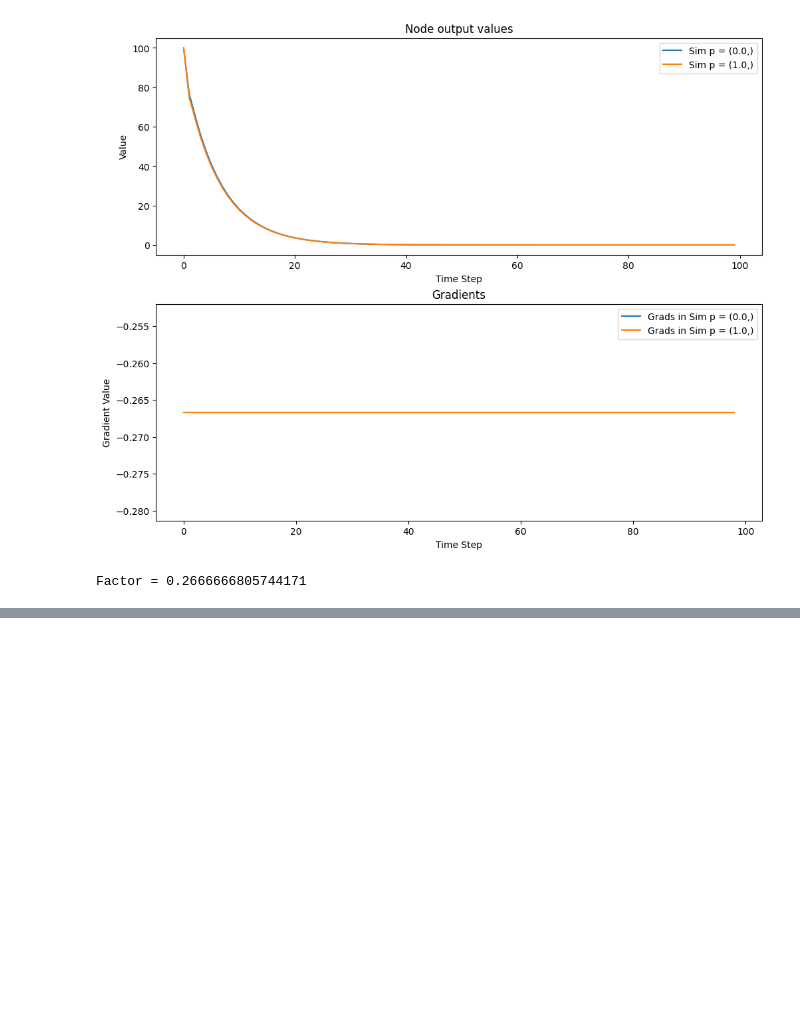
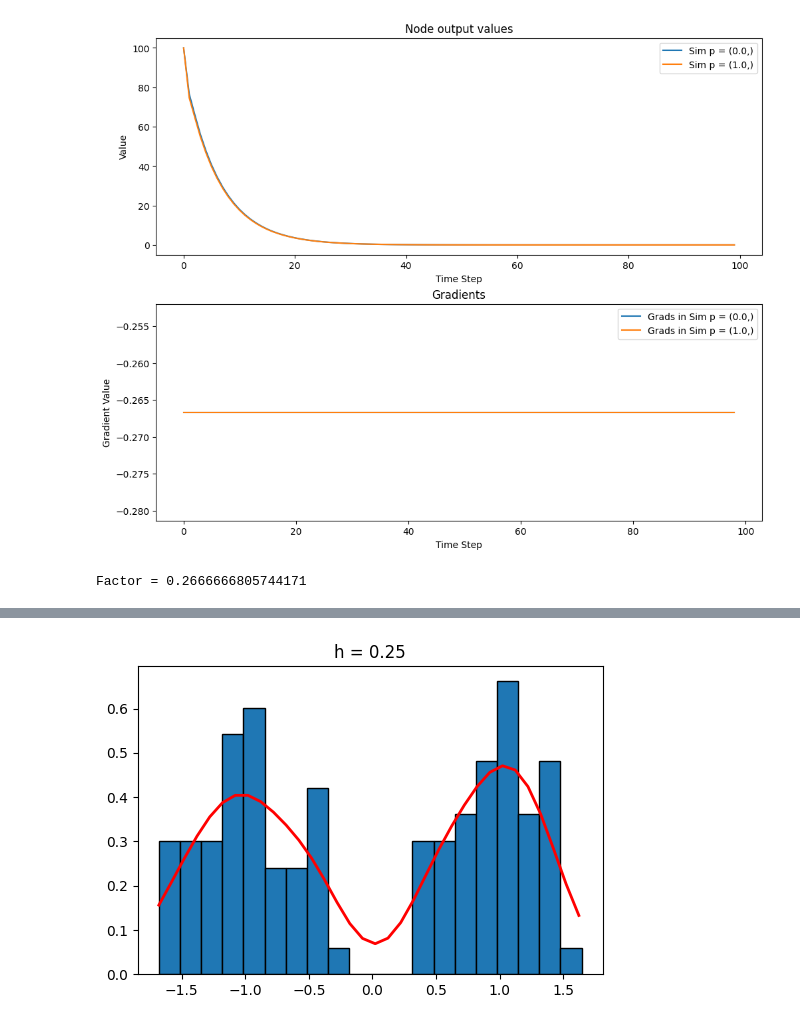
Before and after one commit to humancompatible/interconnect, a Jupyter notebook: examples/basic_simulation.ipynb, the cells around one changed output, grey strips where cells are left out. Cells and saved outputs as stored; diff of their text form; code cells hidden in the pictures; blank space fills up the shorter version.

```diff
--- a/examples/basic_simulation.ipynb
+++ b/examples/basic_simulation.ipynb
@@ -239,0 +246,5 @@ Factor = 0.2666666805744171
+# %%
+dist = Distribution(Sim, 300.0)
+distribution2 = dist.get_distribution(h=0.25)
+# %% [output]
+[figure, added]
```
Also changed, not shown: parts of 3 cells of this notebook, 1 other file.
